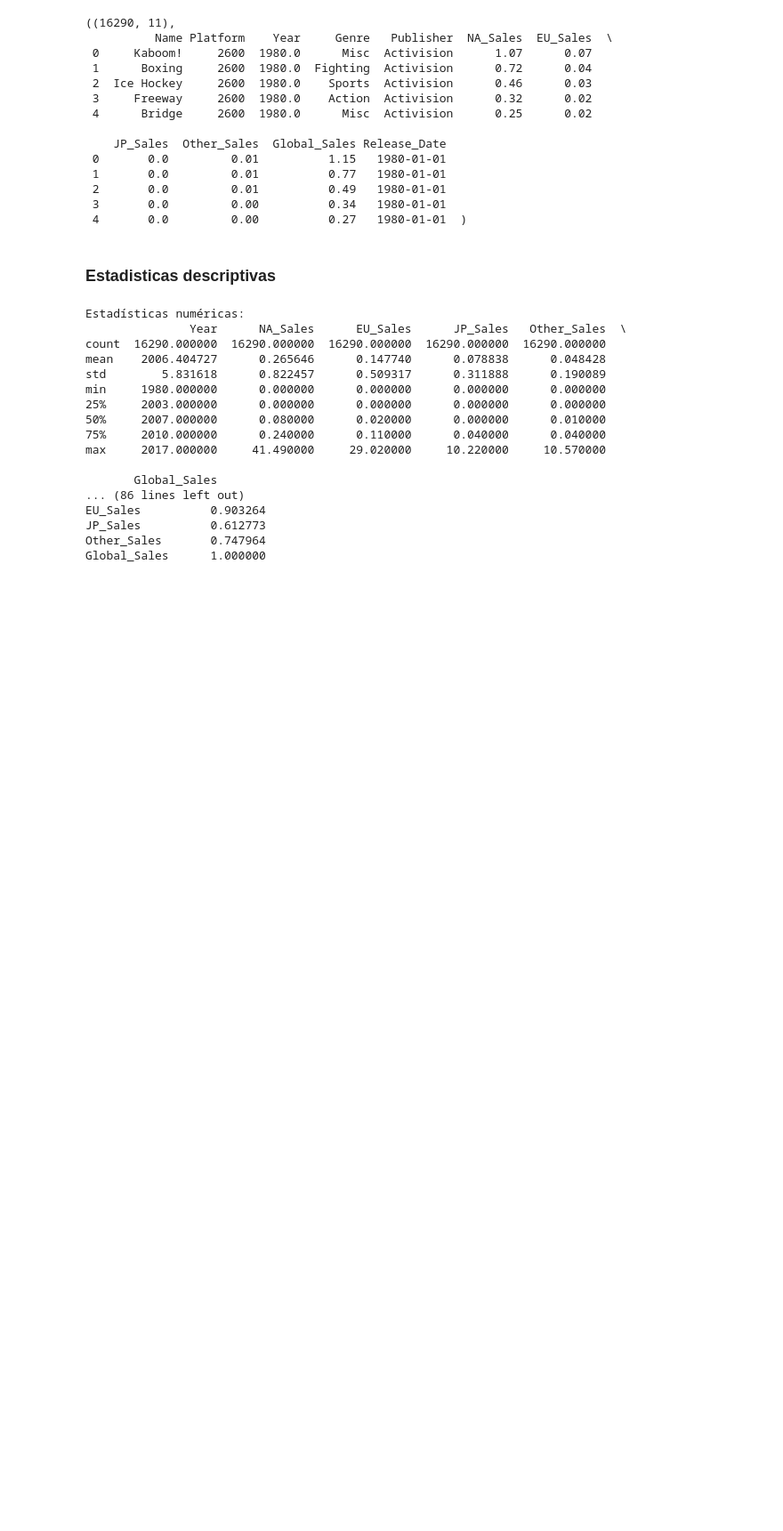
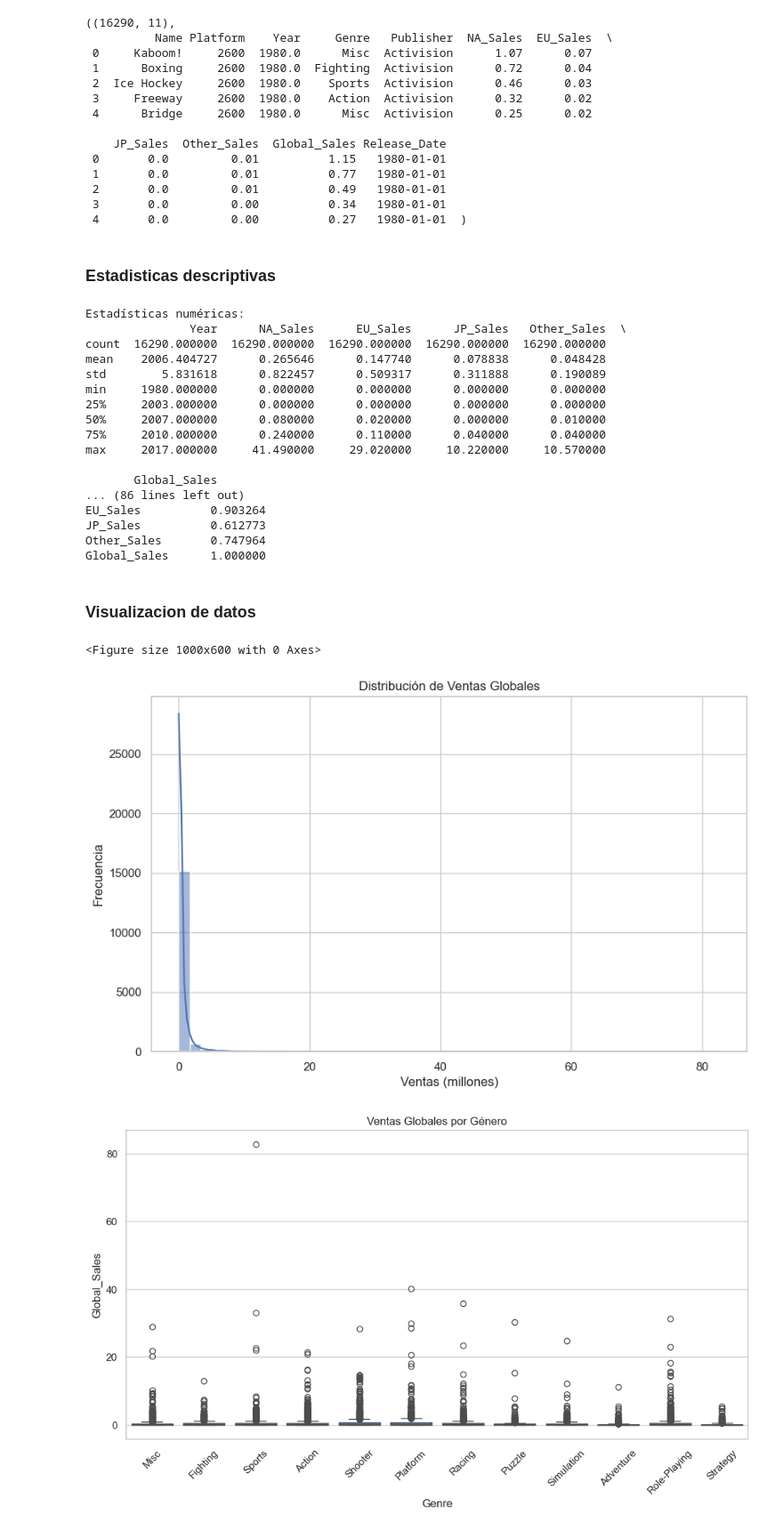
Before and after one commit to mmalexei/MineriaDeDatos1950644, a Jupyter notebook: Videogames.ipynb, the cells around one changed output. Shown: that part at 89% size. Cells and saved outputs as stored; diff of their text form; code cells hidden in the pictures; blank space fills up the shorter version.

Commit message:
Practicas 3, 4 y 5
Practica 3 - Data Visualization
Practica 4 - Statistic Test
Practica 5 - Linear Models + correlation

```diff
--- a/Videogames.ipynb
+++ b/Videogames.ipynb
@@ -125,3 +125,70 @@ EU_Sales          0.903264
 JP_Sales          0.612773
 Other_Sales       0.747964
 Global_Sales      1.000000
+# %% [markdown]
+### Visualizacion de datos
+# %%
+
+# Cargar el dataset limpio
+df = pd.read_csv('vgsales_cleaned.csv')
+
+# Configuración de estilo
+sns.set(style='whitegrid')
+plt.figure(figsize=(10, 6))
+
+# 1. Histograma de ventas globales
+plt.figure(figsize=(10, 6))
+sns.histplot(df['Global_Sales'], bins=50, kde=True)
+plt.title('Distribución de Ventas Globales')
+plt.xlabel('Ventas (millones)')
+plt.ylabel('Frecuencia')
+plt.show()
+
+# 2. Boxplot de ventas globales por género
+plt.figure(figsize=(12, 6))
+sns.boxplot(x='Genre', y='Global_Sales', data=df)
+plt.title('Ventas Globales por Género')
+plt.xticks(rotation=45)
+plt.show()
+# Filtrar plataformas con suficientes datos (al menos 30 juegos)
+valid_platforms = df['Platform'].value_counts()[df['Platform'].value_counts() >= 30].index
+filtered_df = df[df['Platform'].isin(valid_platforms)]
+
+# Crear boxplot
+plt.figure(figsize=(14, 6))
+sns.boxplot(data=filtered_df, x='Platform', y='Global_Sales')
+plt.xticks(rotation=45)
+plt.title('Distribución de Ventas Globales por Plataforma')
+plt.ylabel('Ventas Globales (millones)')
+plt.xlabel('Plataforma')
+plt.tight_layout()
+plt.show()
+
+# 3. Gráfico de barras: Top 10 plataformas con más juegos
+plt.figure(figsize=(10, 6))
+platform_counts = df['Platform'].value_counts().head(10)
+sns.barplot(x=platform_counts.index, y=platform_counts.values)
+plt.title('Top 10 Plataformas por Número de Juegos')
+plt.xlabel('Plataforma')
+plt.ylabel('Cantidad de Juegos')
+plt.show()
+
+# 4. Scatter plot: NA_Sales vs EU_Sales
+plt.figure(figsize=(10, 6))
+sns.scatterplot(x='NA_Sales', y='EU_Sales', data=df)
+plt.title('Ventas en América del Norte vs Europa')
+plt.xlabel('NA Sales (millones)')
+plt.ylabel('EU Sales (millones)')
+plt.show()
+
+# 5. Pie chart: Distribución de juegos por género (Top 6)
+genre_counts = df['Genre'].value_counts().head(6)
+plt.figure(figsize=(8, 8))
+plt.pie(genre_counts, labels=genre_counts.index, autopct='%1.1f%%', startangle=140)
+plt.title('Distribución de Géneros (Top 6)')
+plt.axis('equal')
+plt.show()
+# %% [output]
+<Figure size 1000x600 with 0 Axes>
+[figure, added]
+[figure, added]
```
Also changed, not shown: parts of 5 cells of this notebook.
